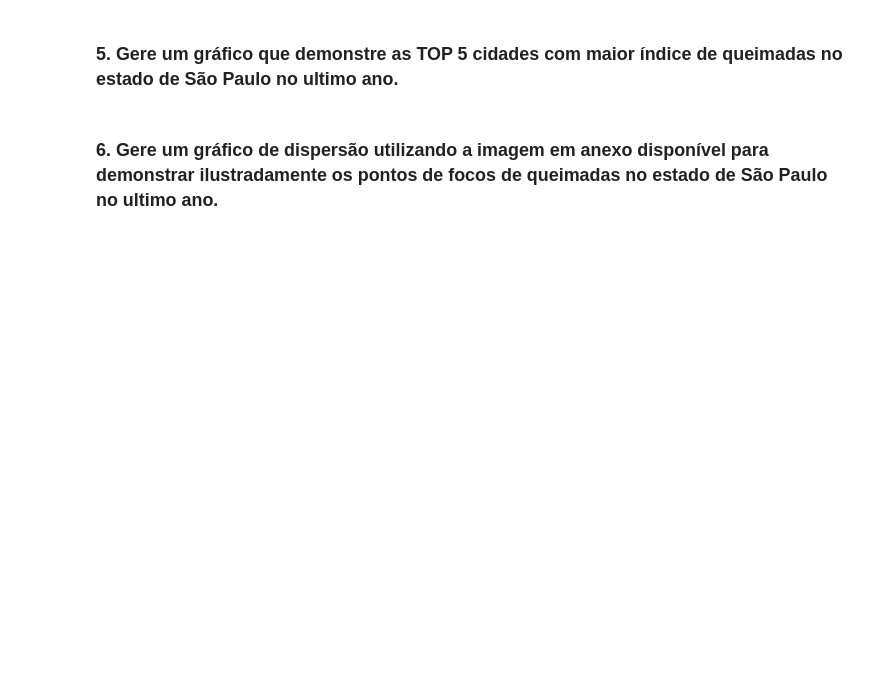
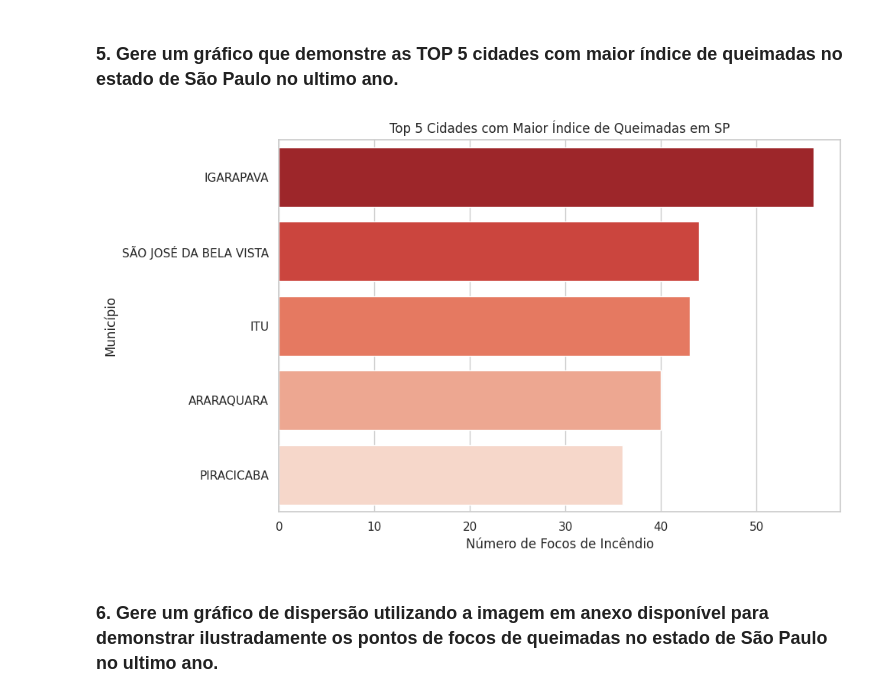
Before and after one commit to DanielMandira/ATV-MapaCalor, a Jupyter notebook: Analise_Queimadas_SP.ipynb, the cells around one changed output. Saved outputs shown, nothing was run; the diff lists cells and outputs as text; code cells hidden in the pictures; blank space fills up the shorter version.

```diff
--- a/Analise_Queimadas_SP.ipynb
+++ b/Analise_Queimadas_SP.ipynb
@@ -65,13 +122,17 @@ plt.show()
 ### 5. Gere um gráfico que demonstre as TOP 5 cidades com maior índice de queimadas no estado de São Paulo no ultimo ano.
 # %%
 top_5_cidades = df['Municipio'].value_counts().head(5)
+top_5_df = top_5_cidades.reset_index()
+top_5_df.columns = ['Municipio', 'Focos']
 
 plt.figure(figsize=(10, 6))
-sns.barplot(x=top_5_cidades.values, y=top_5_cidades.index, palette='Reds_r')
+sns.barplot(data=top_5_df, x='Focos', y='Municipio', hue='Municipio', palette='Reds_r', legend=False)
 plt.title('Top 5 Cidades com Maior Índice de Queimadas em SP')
 plt.xlabel('Número de Focos de Incêndio')
 plt.ylabel('Município')
 plt.tight_layout()
 plt.show()
+# %% [output]
+[figure, added]
 # %% [markdown]
 ### 6. Gere um gráfico de dispersão utilizando a imagem em anexo disponível para demonstrar ilustradamente os pontos de focos de queimadas no estado de São Paulo no ultimo ano.
```
Also changed, not shown: parts of 7 cells of this notebook.
